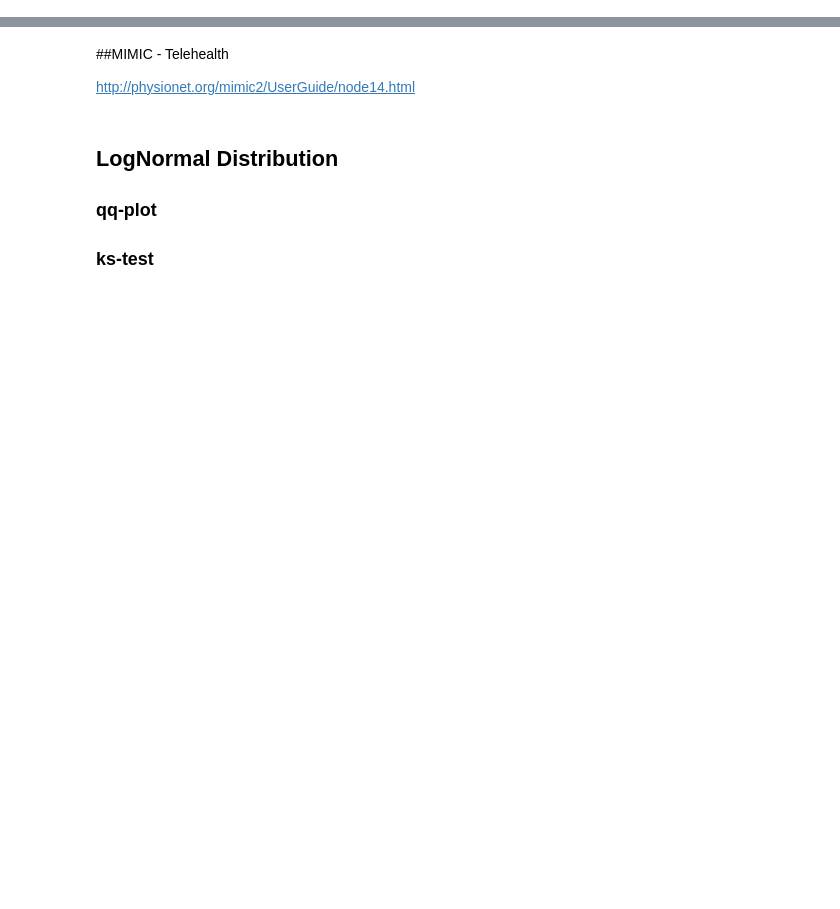
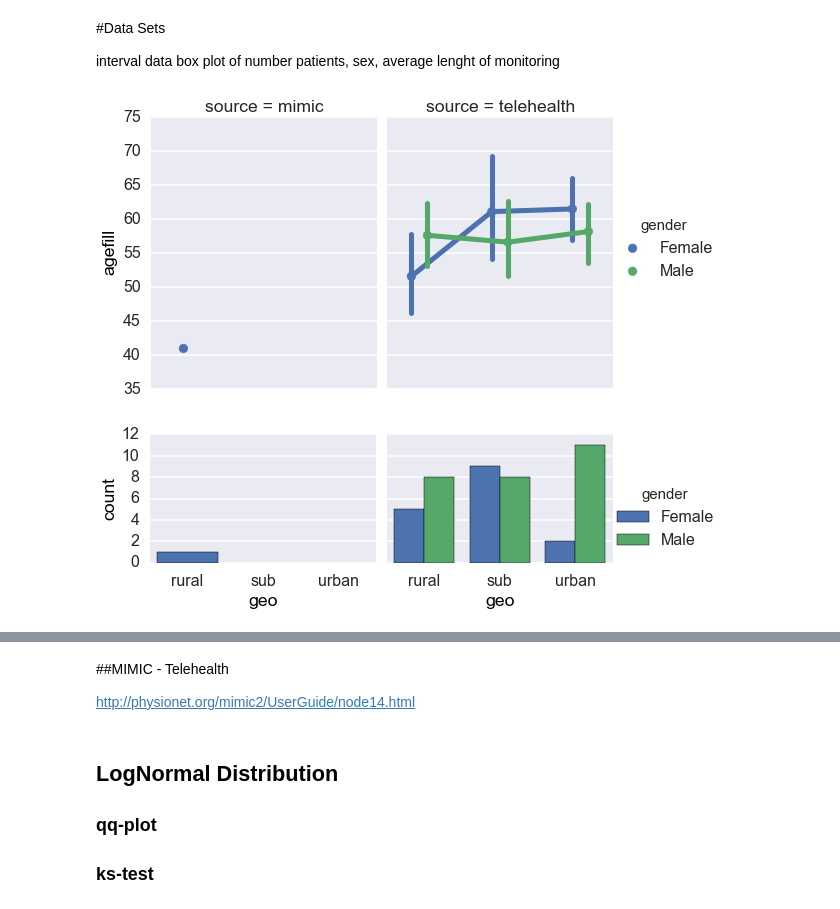
Before and after one commit to ansatz/project, a Jupyter notebook: datasets.ipynb, the cells around one changed output, grey strips where cells are left out. Cells and saved outputs as stored; diff of their text form; code cells hidden in the pictures; blank space fills up the shorter version.

```diff
--- a/datasets.ipynb
+++ b/datasets.ipynb
@@ -50,3 +50,24 @@ medgle, enlitic
 ##Alert Fatigue:
 <a id="af"></a>
 The rate of Alert Fatigue is defined as the number of alerts ignored by clinical staff.  Normally, alerts are generated, independent of context, by any number of devices or systems.  Medical alerts have been shown to provide positive benefit: such as reduced blood sugar variability \cite{Mastro}, and improved prescribing safety \cite{Raebel}. Currently, the extent of preventable medical error is estimated at 40,000 fatalities per year \cite{Muse}. The need for improved medical alerts has been recognized in a recent Joint Commission and FDA statement. The percentage of alerts currently being ignored, or alert fatigue, is estimated at 70-80\% \cite{Gouveia}.
+# %% [markdown]
+#Data Sets
+
+interval data
+box plot of number patients, sex, average lenght of monitoring
+# %%
+#demographics
+sns.set_context("poster") #, font_scale=1.25)
+sns.set_style("darkgrid")
+
+#f, (ax1,ax2) = plt.subplots(1,2)
+ax1 = sns.factorplot('geo','agefill', hue='gender', col='source',data=sag,dodge=.2, aspect=.75, size=5)
+ax2 = sns.factorplot('geo', hue='gender', col='source', data=sag,aspect=1.25, size=3)
+ax1.set(xticks=[],xlabel="") #,title="Demographics of 2 Patient Groups")
+ax2.set(title="")
+sns.despine(left=True, bottom=True)
+#plt.subplots_adjust(hspace=0)
+plt.subplots_adjust(hspace=.5)
+# %% [output]
+[figure, added]
+[figure, added]
```
Also changed, not shown: parts of 15 cells of this notebook, 29 other files.
